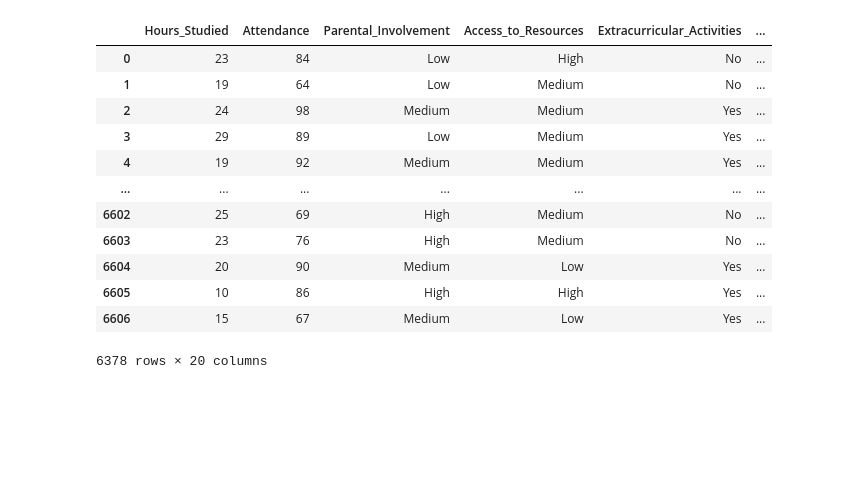
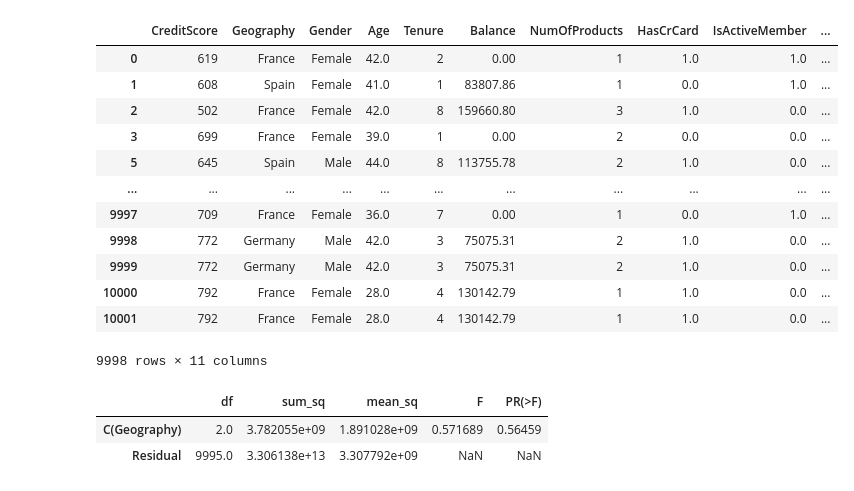
Before and after one commit to Angelgz011/estadistica2, a Jupyter notebook: eii_u2_03_22150429.ipynb, the cells around one changed output. Saved outputs shown, nothing was run; the diff lists cells and outputs as text; code cells hidden in the pictures; blank space fills up the shorter version.

```diff
--- a/eii_u2_03_22150429.ipynb
+++ b/eii_u2_03_22150429.ipynb
@@ -2,21 +2,23 @@
 <a href="https://colab.research.google.com/github/Angelgz011/estadistica2/blob/main/eii_u2_03_22150429.ipynb" target="_parent"><img src="https://colab.research.google.com/assets/colab-badge.svg" alt="Open In Colab"/></a>
 # %%
 import pandas as pd
-df = pd.read_csv("https://raw.githubusercontent.com/Angelgz011/estadistica2/refs/heads/main/StudentPerformanceFactors.csv")
+
+df = pd.read_csv("https://raw.githubusercontent.com/Angelgz011/estadistica2/refs/heads/main/Churn_Modelling.csv")
 df.dropna(inplace=True)
 
+df.drop(columns = ["RowNumber", "CustomerId", "Surname"], inplace = True)
 df
 # %% [output]
-|  | Hours_Studied | Attendance | Parental_Involvement | Access_to_Resources | Extracurricular_Activities | ... |
-| 0 | 23 | 84 | Low | High | No | ... |
-| 1 | 19 | 64 | Low | Medium | No | ... |
-| 2 | 24 | 98 | Medium | Medium | Yes | ... |
-| 3 | 29 | 89 | Low | Medium | Yes | ... |
-| 4 | 19 | 92 | Medium | Medium | Yes | ... |
-| ... | ... | ... | ... | ... | ... | ... |
-| 6602 | 25 | 69 | High | Medium | No | ... |
-| 6603 | 23 | 76 | High | Medium | No | ... |
-| 6604 | 20 | 90 | Medium | Low | Yes | ... |
-| 6605 | 10 | 86 | High | High | Yes | ... |
-| 6606 | 15 | 67 | Medium | Low | Yes | ... |
+|  | CreditScore | Geography | Gender | Age | Tenure | Balance | NumOfProducts | HasCrCard | IsActiveMember | ... |
+| 0 | 619 | France | Female | 42.0 | 2 | 0.00 | 1 | 1.0 | 1.0 | ... |
+| 1 | 608 | Spain | Female | 41.0 | 1 | 83807.86 | 1 | 0.0 | 1.0 | ... |
+| 2 | 502 | France | Female | 42.0 | 8 | 159660.80 | 3 | 1.0 | 0.0 | ... |
+| 3 | 699 | France | Female | 39.0 | 1 | 0.00 | 2 | 0.0 | 0.0 | ... |
+| 5 | 645 | Spain | Male | 44.0 | 8 | 113755.78 | 2 | 1.0 | 0.0 | ... |
+| ... | ... | ... | ... | ... | ... | ... | ... | ... | ... | ... |
+| 9997 | 709 | France | Female | 36.0 | 7 | 0.00 | 1 | 0.0 | 1.0 | ... |
+| 9998 | 772 | Germany | Male | 42.0 | 3 | 75075.31 | 2 | 1.0 | 0.0 | ... |
+| 9999 | 772 | Germany | Male | 42.0 | 3 | 75075.31 | 2 | 1.0 | 0.0 | ... |
+| 10000 | 792 | France | Female | 28.0 | 4 | 130142.79 | 1 | 1.0 | 0.0 | ... |
+| 10001 | 792 | France | Female | 28.0 | 4 | 130142.79 | 1 | 1.0 | 0.0 | ... |
-6378 rows × 20 columns
+9998 rows × 11 columns
@@ -44 +25,11 @@ df['Teacher_Quality'] = df['Teacher_Quality'].map(niveles)
+# %%
+import statsmodels.api as sm
+import statsmodels.formula.api as smf
+modelo = smf.ols('EstimatedSalary ~ C(Geography)',data = df ).fit()
+tabla_anova = sm.stats.anova_lm(modelo)
+tabla_anova
+# %% [output]
+|  | df | sum_sq | mean_sq | F | PR(>F) |
+| C(Geography) | 2.0 | 3.782055e+09 | 1.891028e+09 | 0.571689 | 0.56459 |
+| Residual | 9995.0 | 3.306138e+13 | 3.307792e+09 | NaN | NaN |
 # %%
```
Also changed, not shown: parts of 19 cells of this notebook.
